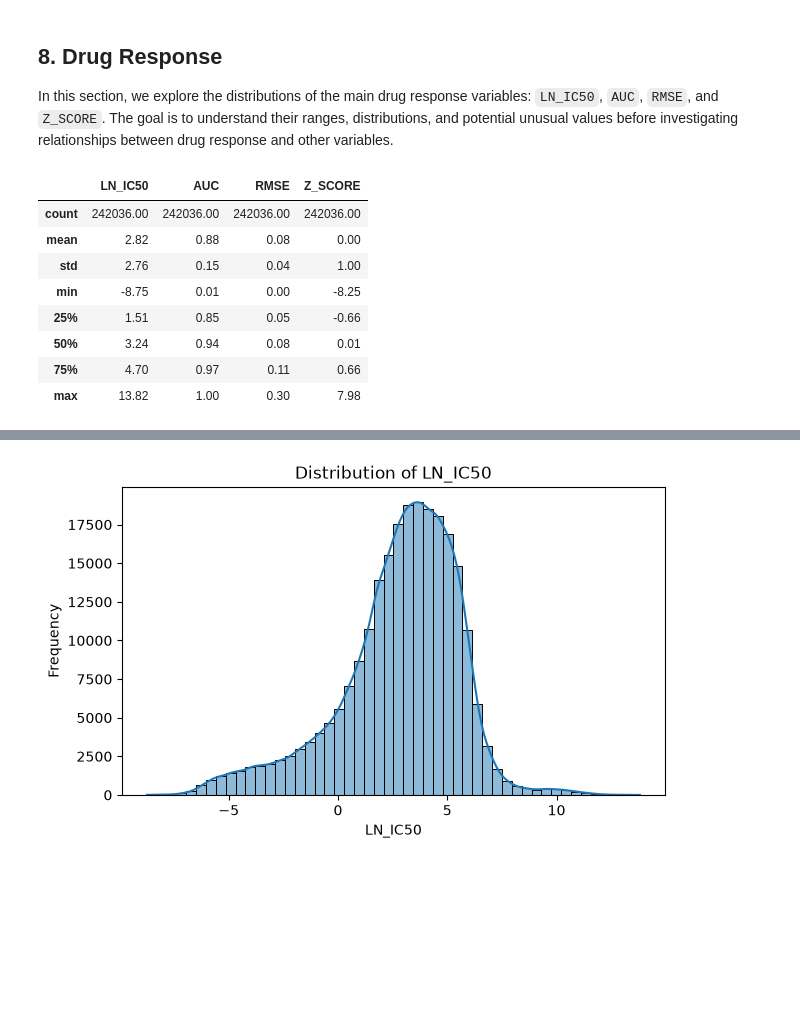
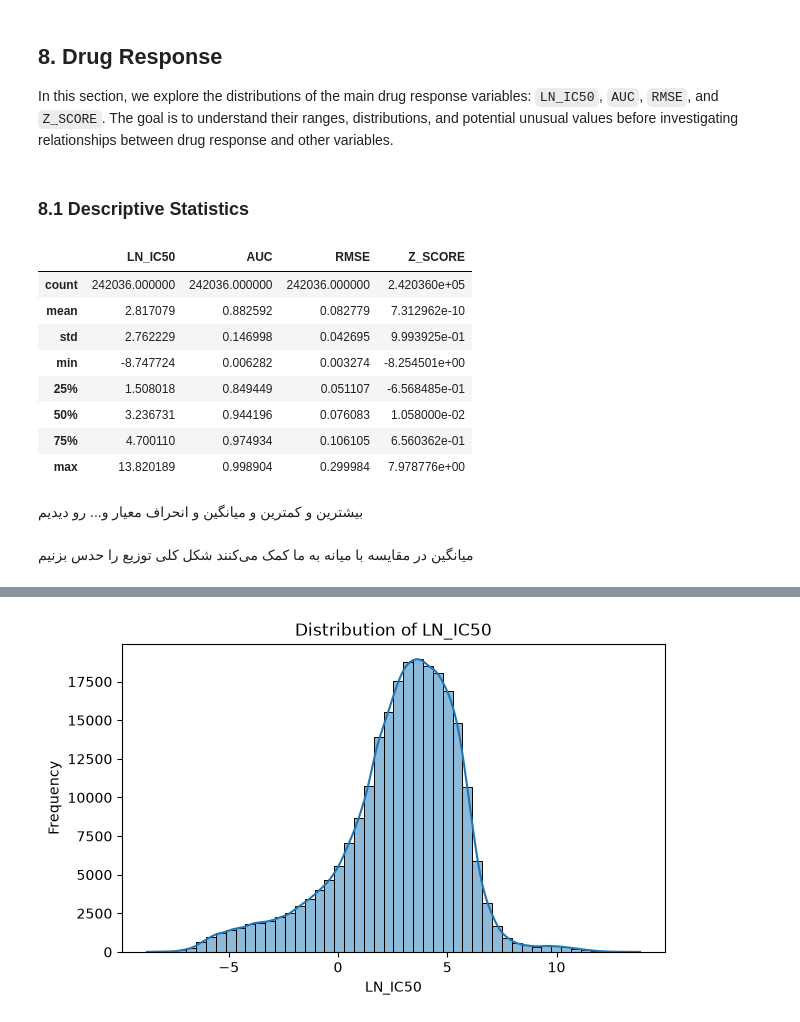
Before and after one commit to ReyhaNexus/GDSC2-drug-response_EDA, a Jupyter notebook: drug_response.ipynb, the cells around one changed output, grey strips where cells are left out. Saved outputs shown, nothing was run; the diff lists cells and outputs as text; code cells hidden in the pictures; blank space fills up the shorter version.

```diff
--- a/drug_response.ipynb
+++ b/drug_response.ipynb
@@ -41,5 +44,5 @@ import matplotlib.pyplot as plt
 # %%
-gdsc = pd.read_excel("GDSC2_fitted_dose_response_27Oct23.xlsx")
+gdsc = pd.read_csv("GDSC2_fitted_dose_response_27Oct23.csv")
 # %% [markdown]
 ## 3. Initial Data Inspection
 
@@ -596,17 +639,23 @@ The concentration ranges vary considerably across records. These values describe
 ## 8. Drug Response
 
 In this section, we explore the distributions of the main drug response variables: `LN_IC50`, `AUC`, `RMSE`, and `Z_SCORE`. The goal is to understand their ranges, distributions, and potential unusual values before investigating relationships between drug response and other variables.
+# %% [markdown]
+### 8.1 Descriptive Statistics
 # %%
 columns = ["LN_IC50", "AUC", "RMSE", "Z_SCORE"]
 
-gdsc[columns].describe().round(2)
+gdsc[columns].describe()
 # %% [output]
 |  | LN_IC50 | AUC | RMSE | Z_SCORE |
-| count | 242036.00 | 242036.00 | 242036.00 | 242036.00 |
-| mean | 2.82 | 0.88 | 0.08 | 0.00 |
-| std | 2.76 | 0.15 | 0.04 | 1.00 |
-| min | -8.75 | 0.01 | 0.00 | -8.25 |
-| 25% | 1.51 | 0.85 | 0.05 | -0.66 |
-| 50% | 3.24 | 0.94 | 0.08 | 0.01 |
-| 75% | 4.70 | 0.97 | 0.11 | 0.66 |
-| max | 13.82 | 1.00 | 0.30 | 7.98 |
+| count | 242036.000000 | 242036.000000 | 242036.000000 | 2.420360e+05 |
+| mean | 2.817079 | 0.882592 | 0.082779 | 7.312962e-10 |
+| std | 2.762229 | 0.146998 | 0.042695 | 9.993925e-01 |
+| min | -8.747724 | 0.006282 | 0.003274 | -8.254501e+00 |
+| 25% | 1.508018 | 0.849449 | 0.051107 | -6.568485e-01 |
+| 50% | 3.236731 | 0.944196 | 0.076083 | 1.058000e-02 |
+| 75% | 4.700110 | 0.974934 | 0.106105 | 6.560362e-01 |
+| max | 13.820189 | 0.998904 | 0.299984 | 7.978776e+00 |
+# %% [markdown]
+بیشترین و کمترین و میانگین و انحراف معیار و... رو دیدیم
+# %% [markdown]
+میانگین در مقایسه با میانه به ما کمک می‌کنند شکل کلی توزیع را حدس بزنیم
```
Also changed, not shown: parts of 134 cells of this notebook.
